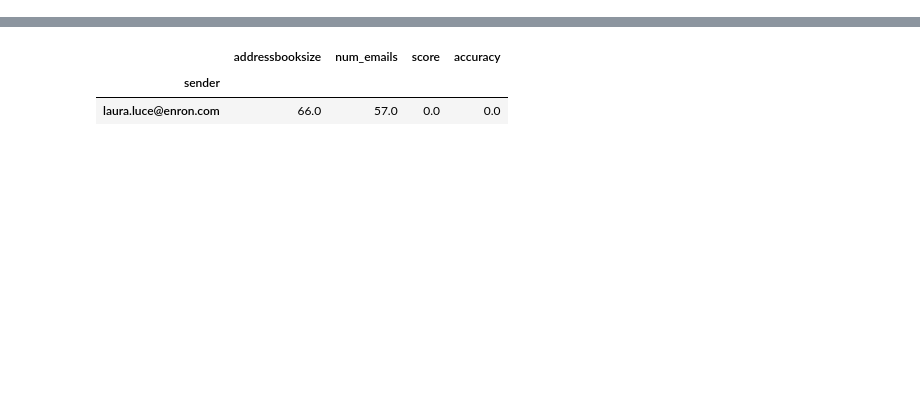
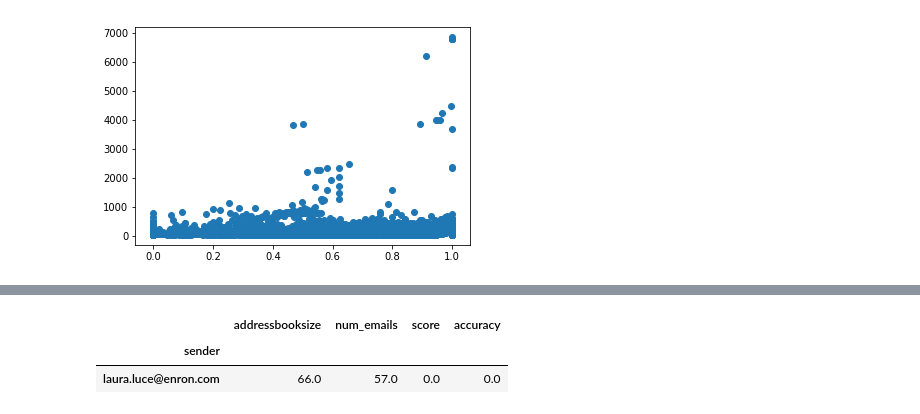
Before and after one commit to gurkpet/Enron-Email-Message-Recipient-Predicton, a Jupyter notebook: Unsupervised+Learning+Capstone.ipynb, the cells around one changed output, grey strips where cells are left out. Saved outputs shown, nothing was run; the diff lists cells and outputs as text; code cells hidden in the pictures; blank space fills up the shorter version.

```diff
--- a/Unsupervised+Learning+Capstone.ipynb
+++ b/Unsupervised+Learning+Capstone.ipynb
@@ -452,0 +470,5 @@ plt.show()
+# %%
+plt.scatter(pred_acc_sr_list['accuracy'], pred_acc_sr_list['train_e_cnt'])
+plt.show()
+# %% [output]
+[figure, added]
```
Also changed, not shown: parts of 11 cells of this notebook.
